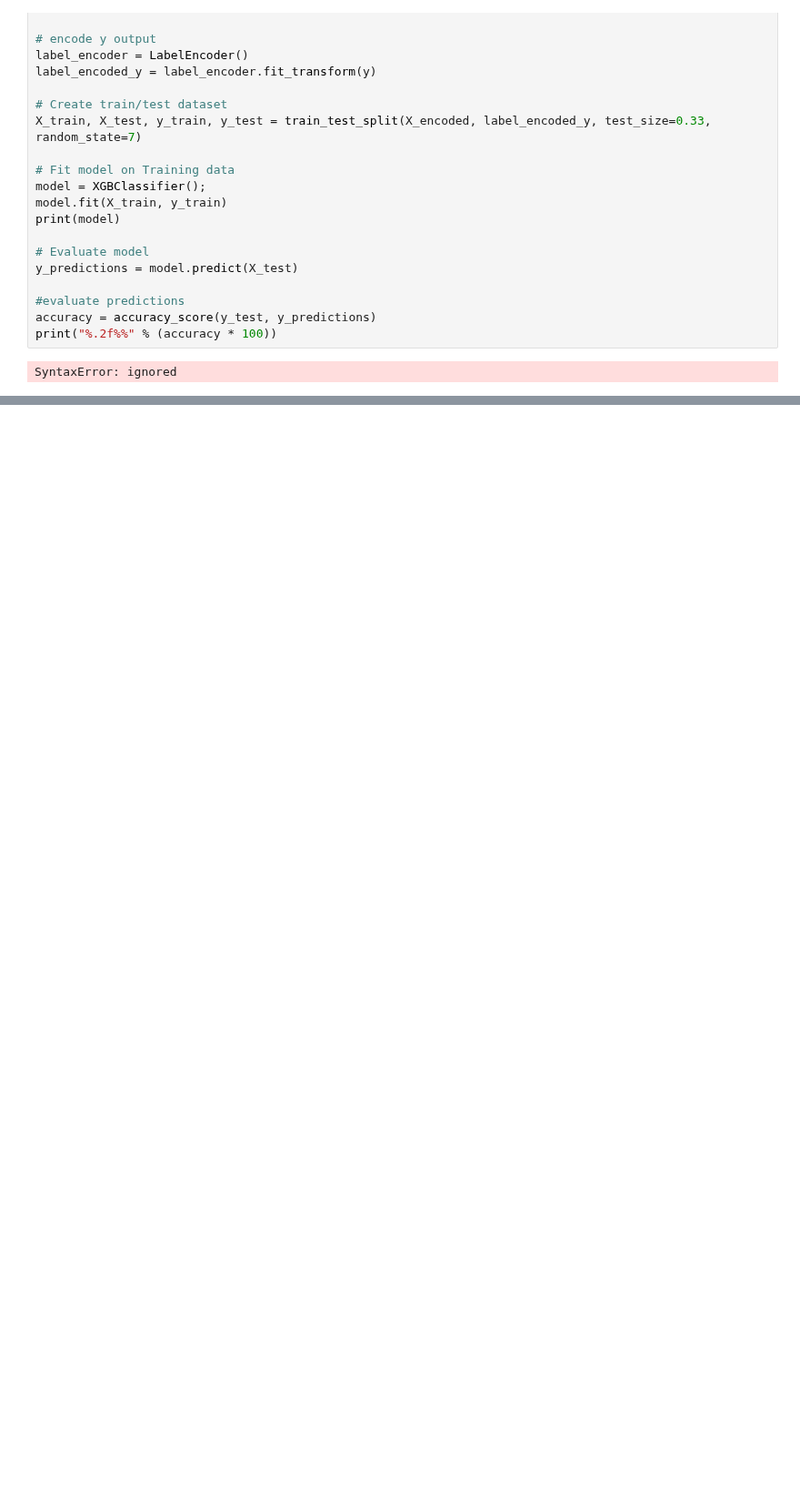
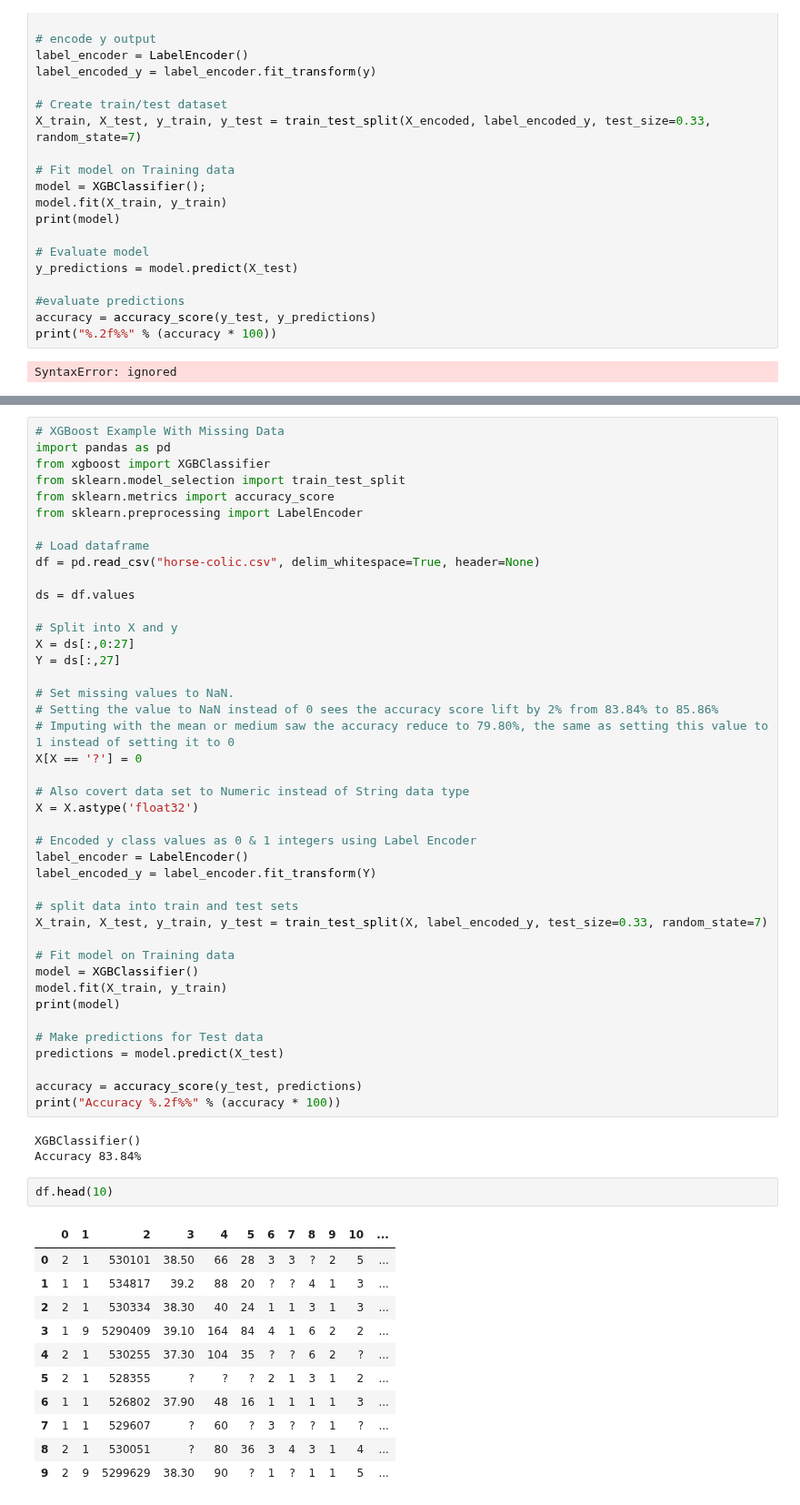
Before and after one commit to kenneth-craig/academyPub, a Jupyter notebook: ML-XGBoost.ipynb, the cells around one changed output, grey strips where cells are left out. Shown at 91% size. Drawn from its saved outputs; the diff is of its cells as text; blank space fills up the shorter version.

```diff
--- a/ML-XGBoost.ipynb
+++ b/ML-XGBoost.ipynb
@@ -358,0 +365,59 @@ X.shape
+# %%
+# XGBoost Example With Missing Data
+import pandas as pd
+from xgboost import XGBClassifier
+from sklearn.model_selection import train_test_split
+from sklearn.metrics import accuracy_score
+from sklearn.preprocessing import LabelEncoder
+
+# Load dataframe
+df = pd.read_csv("horse-colic.csv", delim_whitespace=True, header=None)
+
+ds = df.values
+
+# Split into X and y
+X = ds[:,0:27]
+Y = ds[:,27]
+
+# Set missing values to NaN.
+# Setting the value to NaN instead of 0 sees the accuracy score lift by 2% from 83.84% to 85.86%
+# Imputing with the mean or medium saw the accuracy reduce to 79.80%, the same as setting this value to 1 instead of setting it to 0
+X[X == '?'] = 0
+
+# Also covert data set to Numeric instead of String data type
+X = X.astype('float32')
+
+# Encoded y class values as 0 & 1 integers using Label Encoder
+label_encoder = LabelEncoder()
+label_encoded_y = label_encoder.fit_transform(Y)
+
+# split data into train and test sets
+X_train, X_test, y_train, y_test = train_test_split(X, label_encoded_y, test_size=0.33, random_state=7)
+
+# Fit model on Training data
+model = XGBClassifier()
+model.fit(X_train, y_train)
+print(model)
+
+# Make predictions for Test data
+predictions = model.predict(X_test)
+
+accuracy = accuracy_score(y_test, predictions)
+print("Accuracy %.2f%%" % (accuracy * 100))
+# %% [output]
+XGBClassifier()
+Accuracy 83.84%
+# %%
+df.head(10)
+# %% [output]
+|  | 0 | 1 | 2 | 3 | 4 | 5 | 6 | 7 | 8 | 9 | 10 | ... |
+| 0 | 2 | 1 | 530101 | 38.50 | 66 | 28 | 3 | 3 | ? | 2 | 5 | ... |
+| 1 | 1 | 1 | 534817 | 39.2 | 88 | 20 | ? | ? | 4 | 1 | 3 | ... |
+| 2 | 2 | 1 | 530334 | 38.30 | 40 | 24 | 1 | 1 | 3 | 1 | 3 | ... |
+| 3 | 1 | 9 | 5290409 | 39.10 | 164 | 84 | 4 | 1 | 6 | 2 | 2 | ... |
+| 4 | 2 | 1 | 530255 | 37.30 | 104 | 35 | ? | ? | 6 | 2 | ? | ... |
+| 5 | 2 | 1 | 528355 | ? | ? | ? | 2 | 1 | 3 | 1 | 2 | ... |
+| 6 | 1 | 1 | 526802 | 37.90 | 48 | 16 | 1 | 1 | 1 | 1 | 3 | ... |
+| 7 | 1 | 1 | 529607 | ? | 60 | ? | 3 | ? | ? | 1 | ? | ... |
+| 8 | 2 | 1 | 530051 | ? | 80 | 36 | 3 | 4 | 3 | 1 | 4 | ... |
+| 9 | 2 | 9 | 5299629 | 38.30 | 90 | ? | 1 | ? | 1 | 1 | 5 | ... |
```
Also changed, not shown: parts of 6 cells of this notebook.
